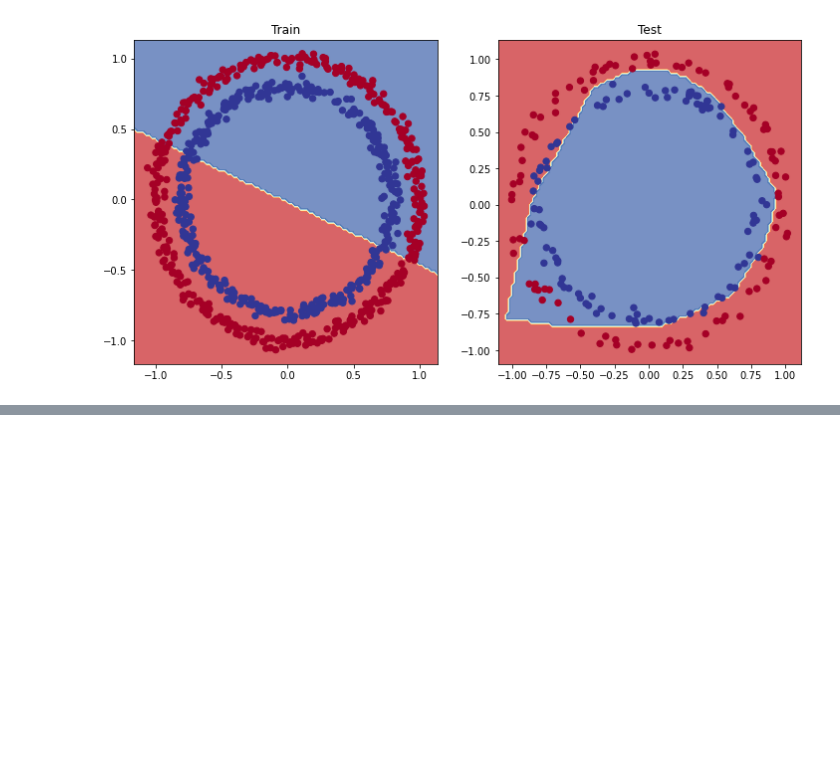
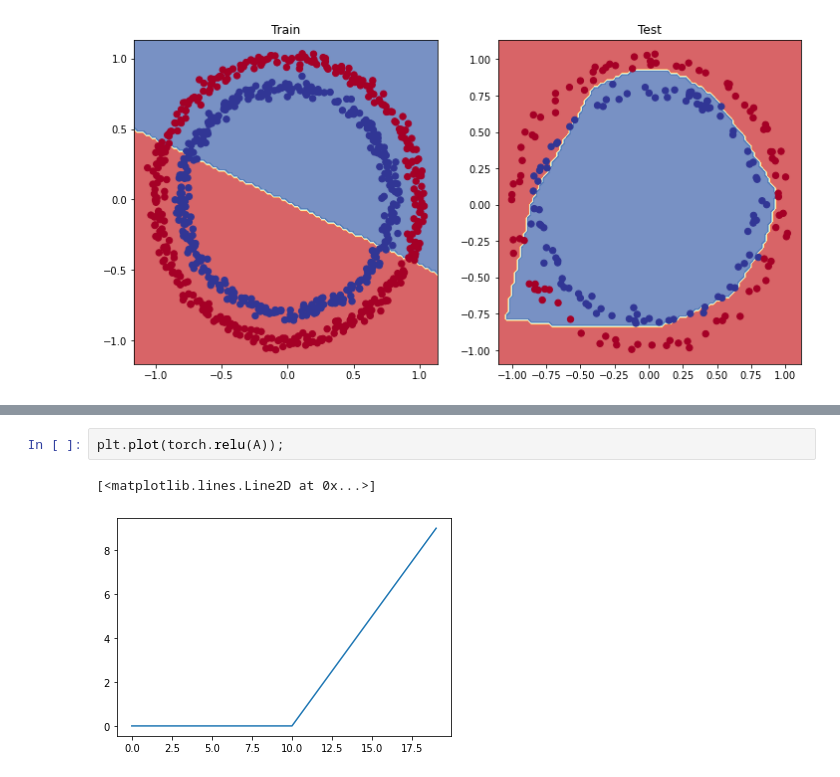
Before and after one commit to jfink09/Deep-Learning, a Jupyter notebook: 02_pytorch_classification_video.ipynb, the cells around one changed output, grey strips where cells are left out. Saved outputs shown, nothing was run; the diff lists cells and outputs as text; blank space fills up the shorter version.

```diff
--- a/02_pytorch_classification_video.ipynb
+++ b/02_pytorch_classification_video.ipynb
@@ -912,0 +931,5 @@ plot_decision_boundary(model_3,X_test,y_test) # model_3 has non-linearity
+# %%
+plt.plot(torch.relu(A));
+# %% [output]
+[<matplotlib.lines.Line2D at 0x...>]
+[figure, added]
```
Also changed, not shown: parts of 8 cells of this notebook.
